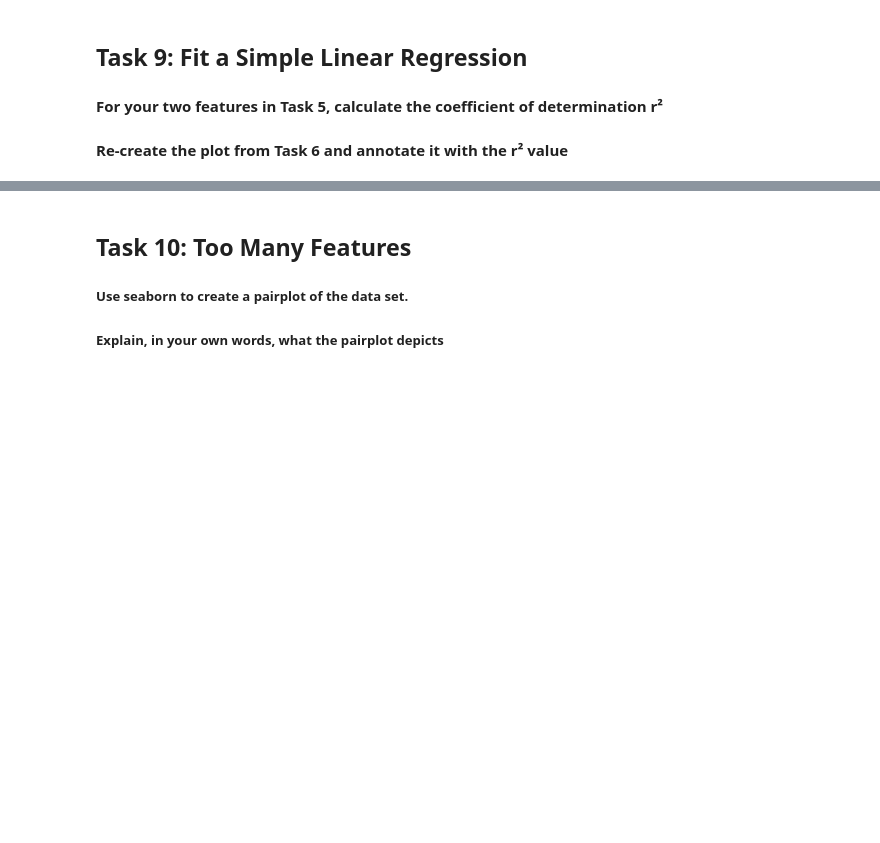
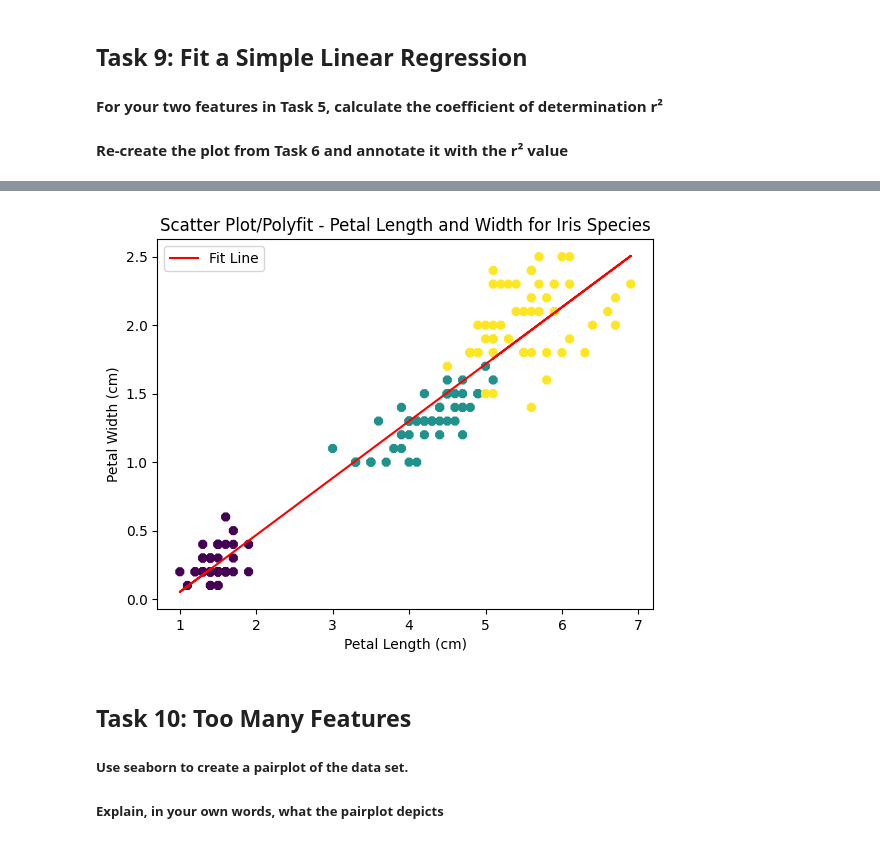
Before and after one commit to Mr-Scarf/principles_of_data_analytics, a Jupyter notebook: tasks.ipynb, the cells around one changed output, grey strips where cells are left out. Drawn from its saved outputs; the diff is of its cells as text; code cells hidden in the pictures; blank space fills up the shorter version.

Commit message:
Task 9 - Initial

```diff
--- a/tasks.ipynb
+++ b/tasks.ipynb
@@ -457,3 +460,10 @@ petal width (cm)           1.000000
 
 #### For your two features in Task 5, calculate the coefficient of determination r²
 #### Re-create the plot from Task 6 and annotate it with the r² value
+# %%
+# From Task 5 get the x & y values that are required
+x = df['petal length (cm)']
+y = df['petal width (cm)']
+
+ # Use scipy to fit a line.   # Reference - https://docs.scipy.org/doc/scipy/reference/generated/scipy.stats.linregress.html
+sp.stats.linregress(x,y)
@@ -460,3 +492,39 @@ petal width (cm)           1.000000
+# %%
+#### Re-create the plot from Task 6 and annotate it with the r² value
+
+
+
+# Create a figure and an axis
+fig , ax = plt.subplots()
+
+# Scatter plot
+sc_plot = ax.scatter(x,y,marker ='8', c=df['species']) # 'Species' used as numerical input required
+
+# Labels
+ax.set_xlabel('Petal Length (cm)')
+ax.set_ylabel('Petal Width (cm)')
+
+# Add title
+plt.title('Scatter Plot/Polyfit - Petal Length and Width for Iris Species')
+
+
+# Fit line using linregress
+fit = sp.stats.linregress(x, y)
+m = fit.slope                 # lecture notes
+c = fit.intercept            # lecture notes
+r_squared = fit.rvalue ** 2  # from above- assign variable
+
+
+# Plot regression line
+ax.plot(x ,m * x + c, color='red', label='Fit Line')
+
+# Add Legend
+ax.legend()
+
+# Show the plot
+plt.show()
+# %% [output]
+[figure, added]
 # %% [markdown]
 ## Task 10: Too Many Features
 
```
Also changed, not shown: parts of 5 cells of this notebook.
